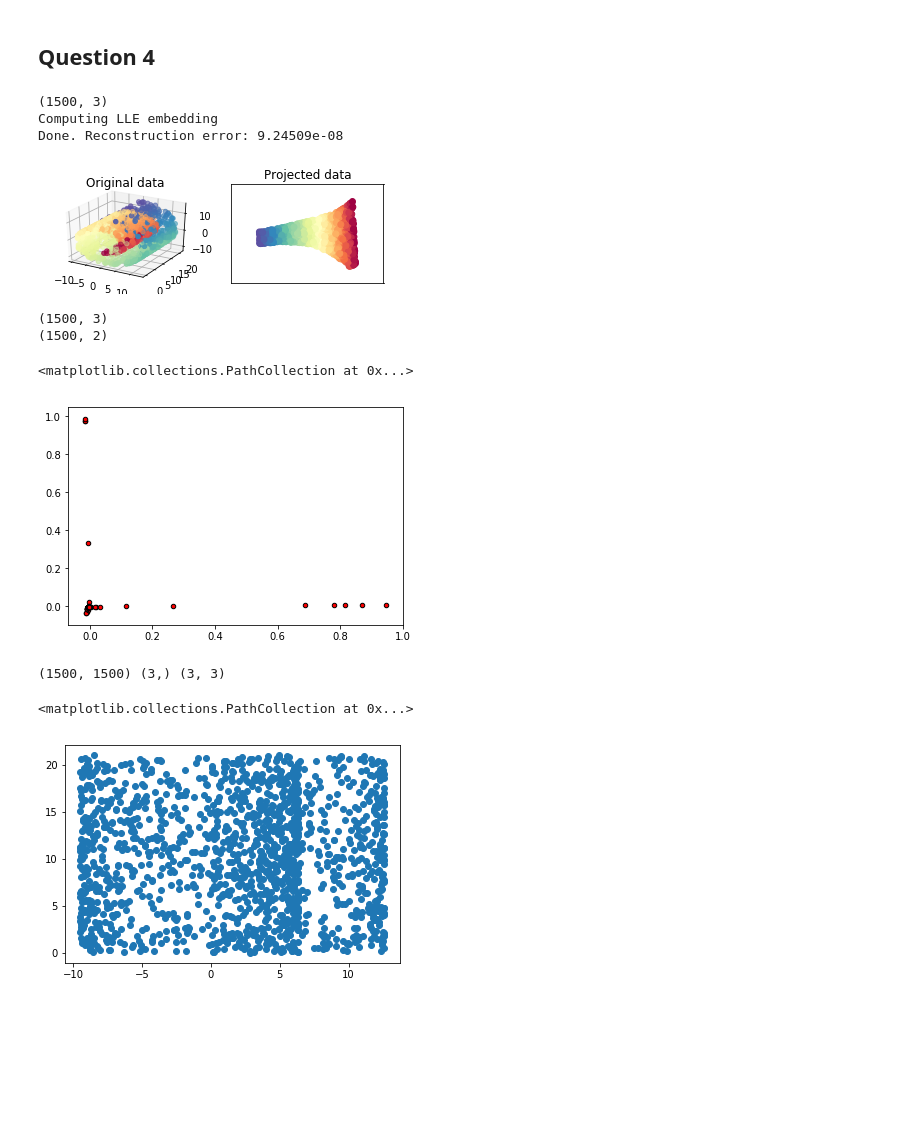
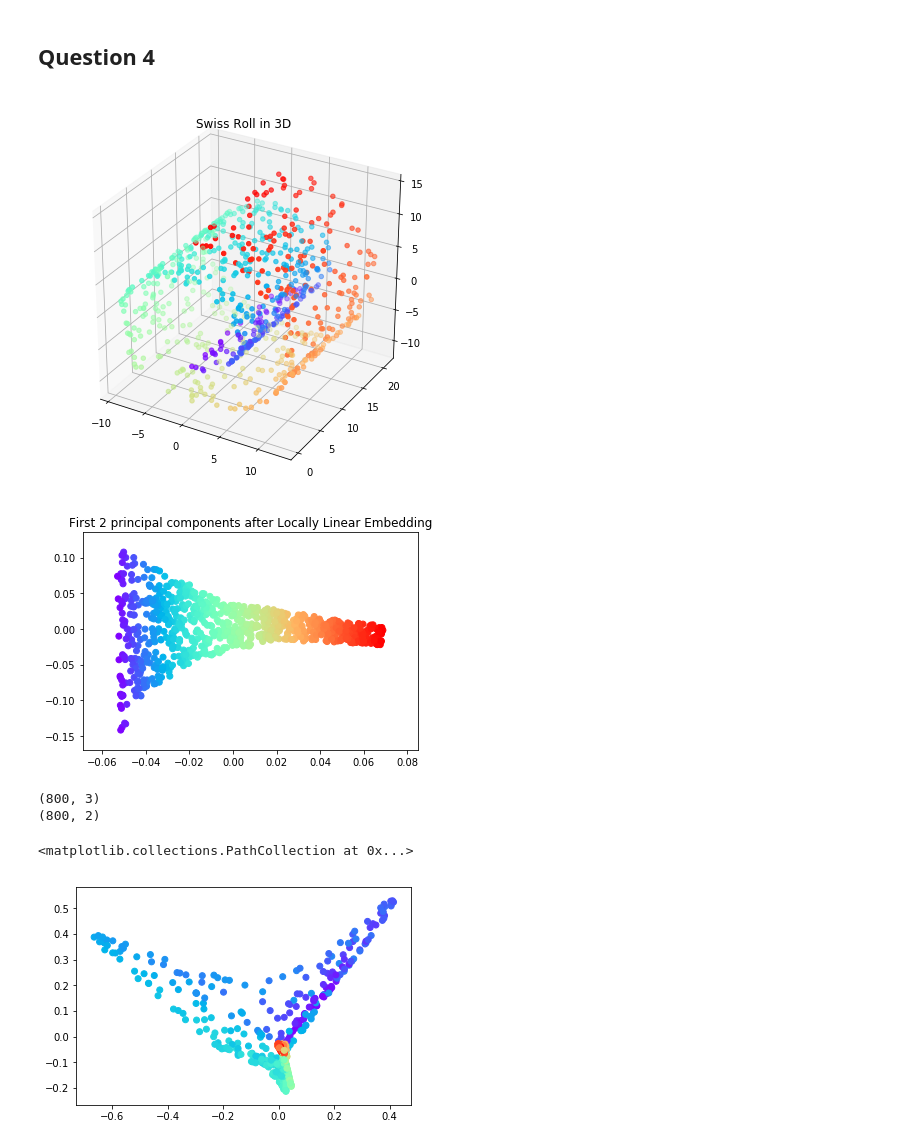
Before and after one commit to saisk8/Pattern-Recognition, a Jupyter notebook: Assignment-2/Assignment-2_18MCMT28.ipynb, the cells around one changed output. Cells and saved outputs as stored; diff of their text form; code cells hidden in the pictures; blank space fills up the shorter version.

```diff
--- a/Assignment-2/Assignment-2_18MCMT28.ipynb
+++ b/Assignment-2/Assignment-2_18MCMT28.ipynb
@@ -197,50 +216,35 @@ TODO: Add comments
 ## Question 4
 # %%
 from mpl_toolkits.mplot3d import Axes3D
-from sklearn import manifold, datasets
+from sklearn.datasets.samples_generator import make_swiss_roll
+from sklearn.manifold import locally_linear_embedding
 
-X, color = datasets.samples_generator.make_swiss_roll(n_samples=1500)
+X, color = make_swiss_roll(n_samples=800, random_state=123)
 
-print("Computing LLE embedding")
-X_r, err = manifold.locally_linear_embedding(X, n_neighbors=12,
-                                             n_components=2)
-print("Done. Reconstruction error: %g" % err)
+fig = plt.figure(figsize=(7,7))
+ax = fig.add_subplot(111, projection='3d')
+ax.scatter(X[:, 0], X[:, 1], X[:, 2], c=color, cmap=plt.cm.rainbow)
+plt.title('Swiss Roll in 3D')
+plt.show()
 
+X_lle, err = locally_linear_embedding(X, n_neighbors=12, n_components=2)
 
-fig = plt.figure()
+plt.scatter(X_lle[:, 0], X_lle[:, 1], c=color, cmap=plt.cm.rainbow)
 
-ax = fig.add_subplot(221, projection='3d')
-ax.scatter(X[:, 0], X[:, 1], X[:, 2], c=color, cmap=plt.cm.Spectral)
-
-ax.set_title("Original data")
-ax = fig.add_subplot(222)
-ax.scatter(X_r[:, 0], X_r[:, 1], c=color, cmap=plt.cm.Spectral)
-plt.axis('tight')
-plt.xticks([]), plt.yticks([])
-plt.title('Projected data')
+plt.title('First 2 principal components after Locally Linear Embedding')
 plt.show()
 # %% [output]
-(1500, 3)
-Computing LLE embedding
-Done. Reconstruction error: 9.24509e-08
-[figure, old version]
+[figure, new version]
+[figure, added]
 # %%
-from sklearn.decomposition import KernelPCA
-kpca = KernelPCA(kernel="rbf", fit_inverse_transform=True, gamma=10,n_components=2)
+from sklearn.decomposition import KernelPCA, PCA
+kpca = KernelPCA(kernel="rbf",gamma=0.1 ,n_components=2)
 print(X.shape)
 X_kpca = kpca.fit_transform(X)
 print(X_kpca.shape)
-plt.scatter(X_kpca[:, 0], X_kpca[:, 1], c="red",
-           s=20, edgecolor='k')
+plt.scatter(X_kpca[:, 0], X_kpca[:, 1], c=color, cmap=plt.cm.rainbow)
 # %% [output]
-(1500, 3)
-(1500, 2)
+(800, 3)
+(800, 2)
 <matplotlib.collections.PathCollection at 0x...>
-[figure, old version]
+[figure, new version]
-# %%
-X_pca = pca(X, 2)
-plt.scatter(X[:,0], X[:,1])
-# %% [output]
-(1500, 1500) (3,) (3, 3)
-<matplotlib.collections.PathCollection at 0x...>
-[figure, removed]
```
Also changed, not shown: parts of 9 cells of this notebook, 2 other files.
